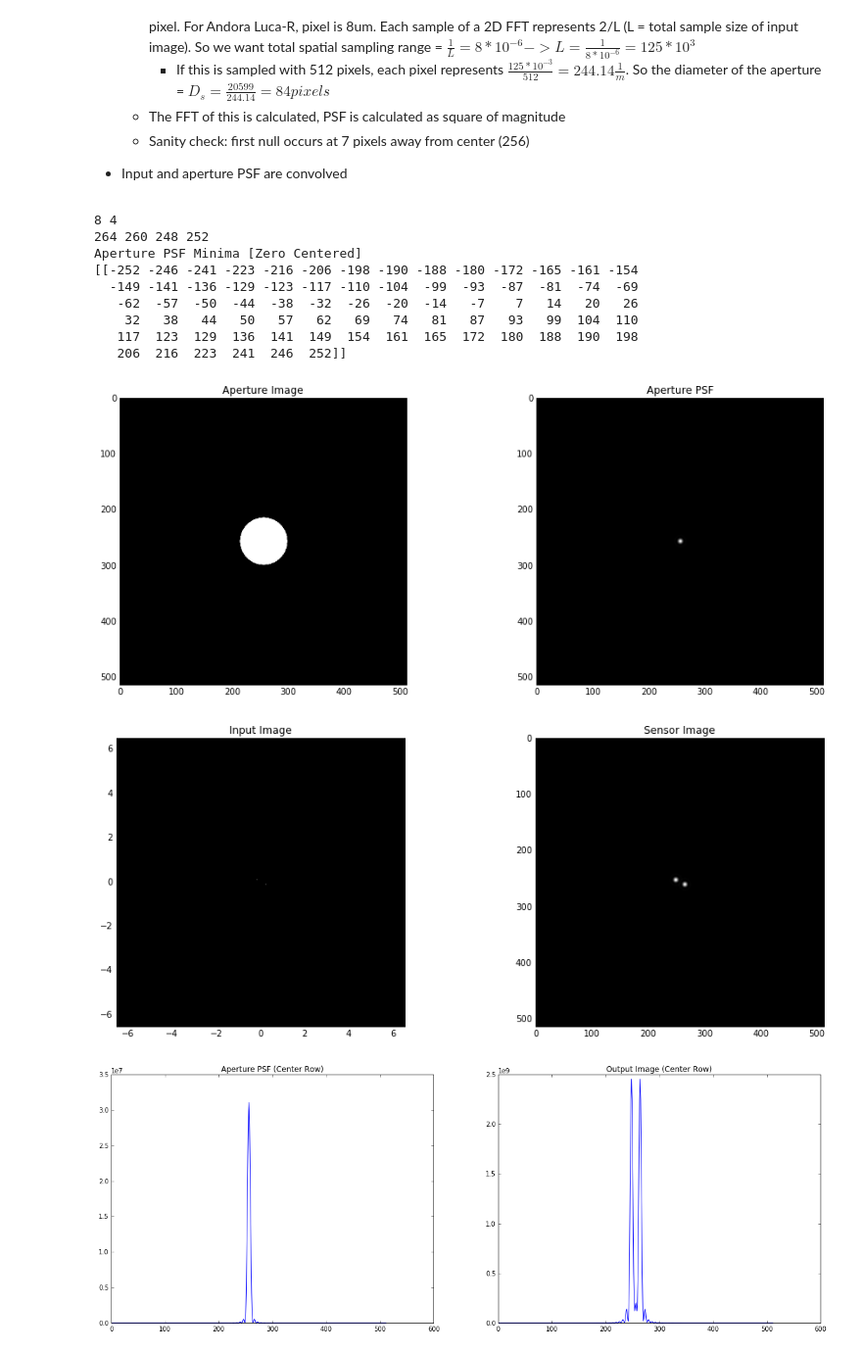
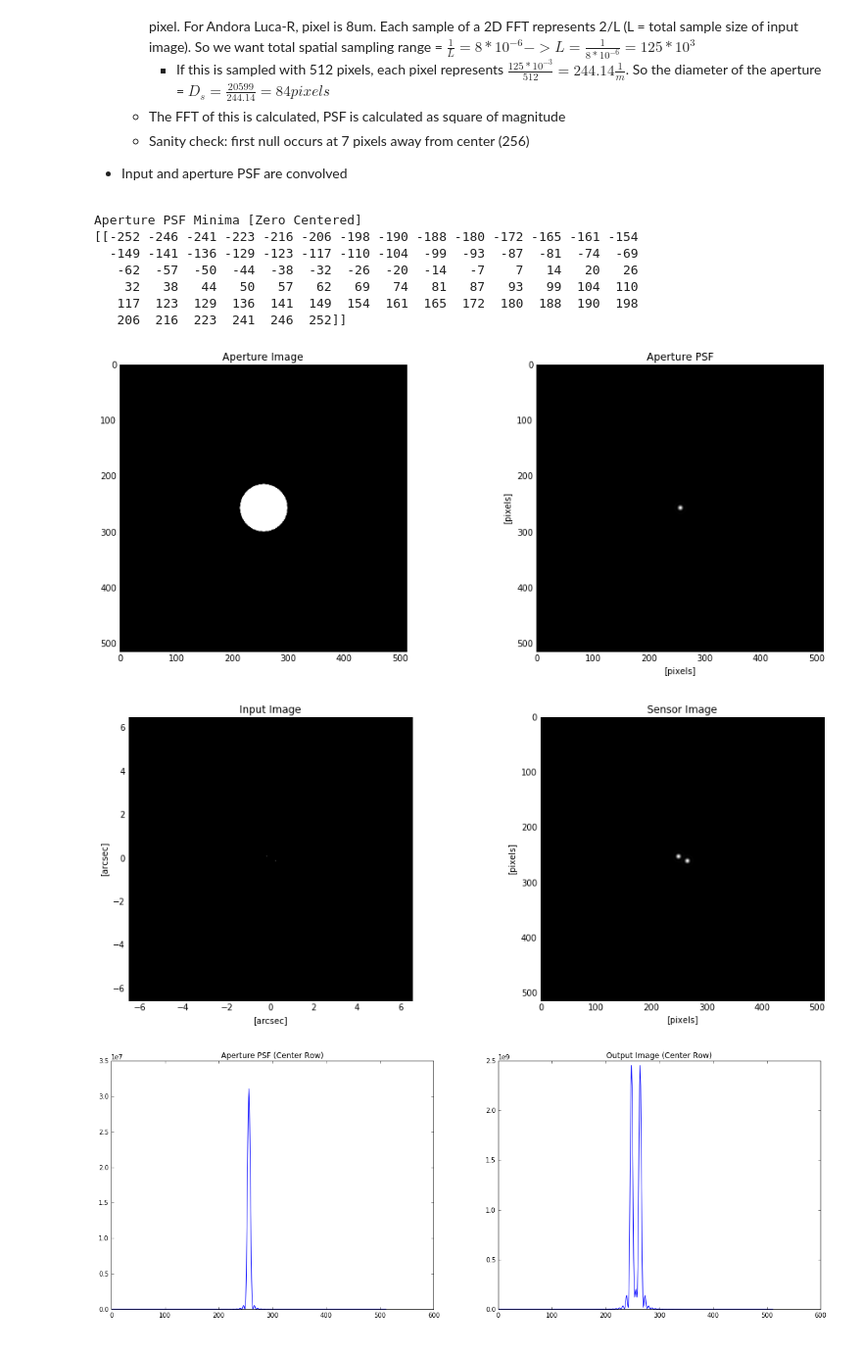
Before and after one commit to nsmidth/CPSLO-Speckle-Reduction, a Jupyter notebook: dev/16-2-19 Diffraction Limit.ipynb, the cells around one changed output. Shown at 98% size. Drawn from its saved outputs; the diff is of its cells as text; code cells hidden in the pictures.

```diff
--- a/dev/16-2-19 Diffraction Limit.ipynb
+++ b/dev/16-2-19 Diffraction Limit.ipynb
@@ -131,41 +131,45 @@ plt.title("Aperture Image")
 
 plt.subplot(1,2,2)
 plt.imshow(aperture_psf, cmap=colormap)
+plt.xlabel("[pixels]")
+plt.ylabel("[pixels]")
 plt.title("Aperture PSF")
 
 plt.figure(figsize = (16,6), dpi = 100)
 plt.subplot(1,2,1)
 plt.imshow(input_img, cmap=colormap, extent = (-6.513,6.513,-6.513,6.513))
+plt.xlabel("[arcsec]")
+plt.ylabel("[arcsec]")
 plt.title("Input Image")
 
 plt.subplot(1,2,2)
 plt.imshow(sensor_img, cmap=colormap)
+plt.xlabel("[pixels]")
+plt.ylabel("[pixels]")
 plt.title("Sensor Image")
 
 # Show center row of aperture PSF and sensor's image
 plt.figure(figsize = (20,7), dpi = 100)
 plt.subplot(1,2,1)
 plt.plot((aperture_psf[center,:]))
 plt.title("Aperture PSF (Center Row)")
 
 plt.subplot(1,2,2)
 plt.plot((sensor_img[center,:]))
 plt.title("Output Image (Center Row)")
 
 # Print incides of minimum (centered on 0)
 # Used to find nulls of airy disc
 print("Aperture PSF Minima [Zero Centered]")
 print(np.subtract(argrelextrema(aperture_psf[center], np.less),center))
 # %% [output]
-8 4
-264 260 248 252
 Aperture PSF Minima [Zero Centered]
 [[-252 -246 -241 -223 -216 -206 -198 -190 -188 -180 -172 -165 -161 -154
   -149 -141 -136 -129 -123 -117 -110 -104  -99  -93  -87  -81  -74  -69
    -62  -57  -50  -44  -38  -32  -26  -20  -14   -7    7   14   20   26
     32   38   44   50   57   62   69   74   81   87   93   99  104  110
    117  123  129  136  141  149  154  161  165  172  180  188  190  198
    206  216  223  241  246  252]]
-[figure, old version]
+[figure, new version]
-[figure, old version]
+[figure, new version]
 [figure]
```
